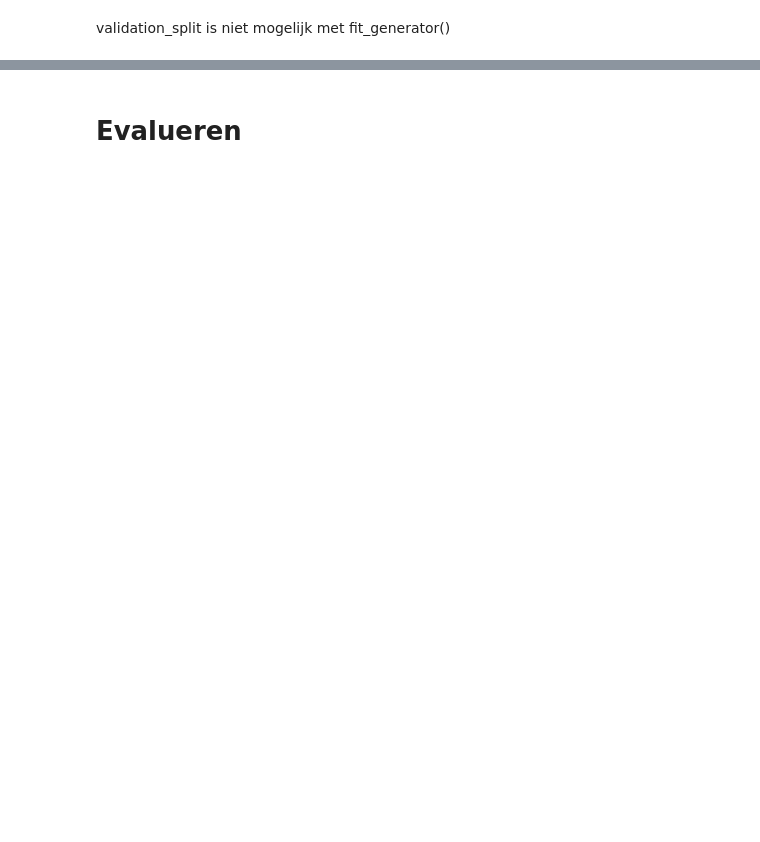
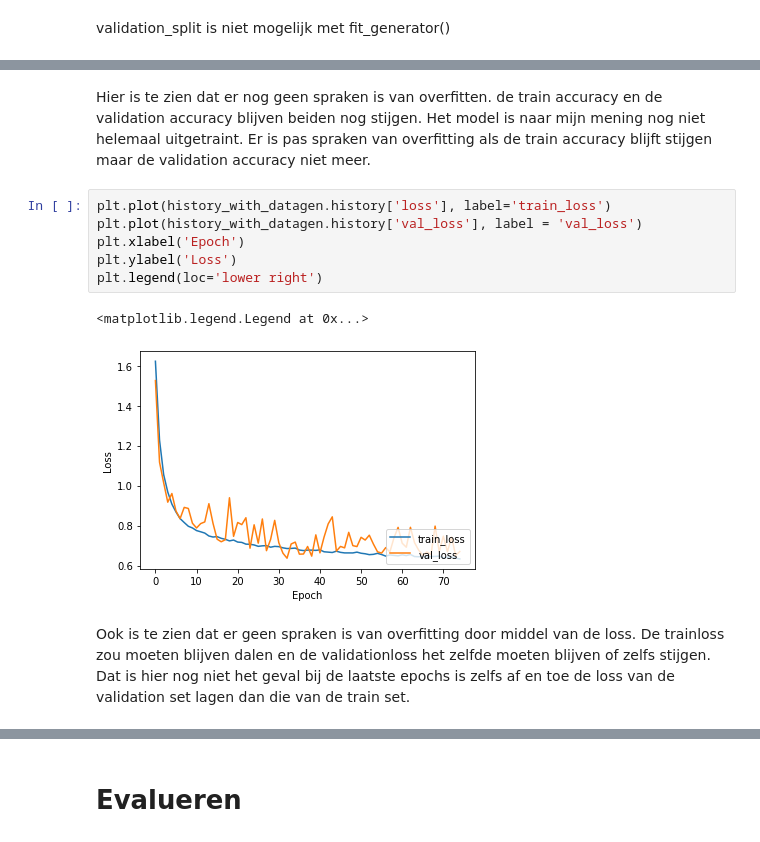
Before and after one commit to nielsbijl/ML, a Jupyter notebook: NeuralNetwerk/backupbackup.ipynb, the cells around one changed output, grey strips where cells are left out. Cells and saved outputs as stored; diff of their text form; blank space fills up the shorter version.

```diff
--- a/NeuralNetwerk/backupbackup.ipynb
+++ b/NeuralNetwerk/backupbackup.ipynb
@@ -710,0 +790,13 @@ plt.legend(loc='lower right')
+# %% [markdown]
+Hier is te zien dat er nog geen spraken is van overfitten. de train accuracy en de validation accuracy blijven beiden nog stijgen. Het model is naar mijn mening nog niet helemaal uitgetraint. Er is pas spraken van overfitting als de train accuracy blijft stijgen maar de validation accuracy niet meer.
+# %%
+plt.plot(history_with_datagen.history['loss'], label='train_loss')
+plt.plot(history_with_datagen.history['val_loss'], label = 'val_loss')
+plt.xlabel('Epoch')
+plt.ylabel('Loss')
+plt.legend(loc='lower right')
+# %% [output]
+<matplotlib.legend.Legend at 0x...>
+[figure, added]
+# %% [markdown]
+Ook is te zien dat er geen spraken is van overfitting door middel van de loss. De trainloss zou moeten blijven dalen en de validationloss het zelfde moeten blijven of zelfs stijgen. Dat is hier nog niet het geval bij de laatste epochs is zelfs af en toe de loss van de validation set lagen dan die van de train set.
```
Also changed, not shown: parts of 50 cells of this notebook, 1 other file.
